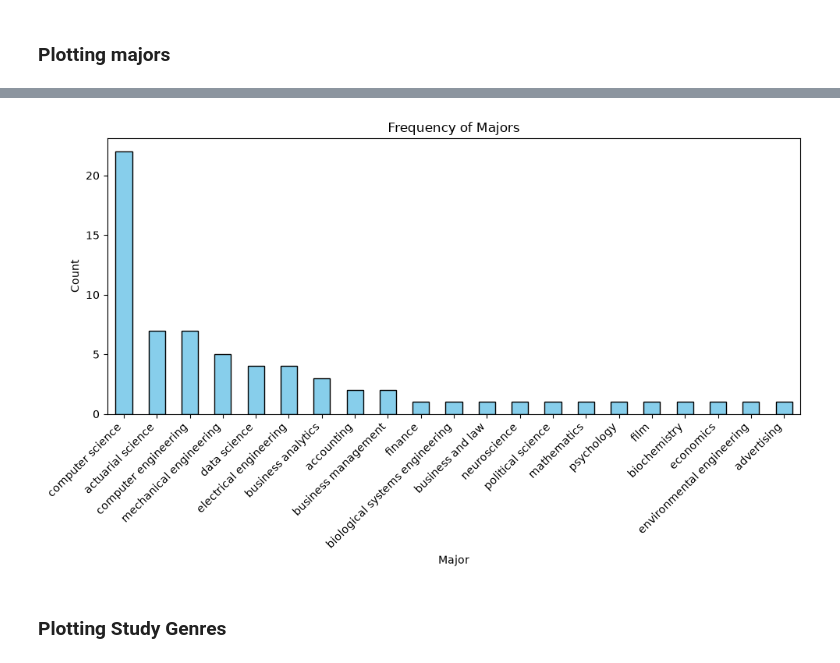
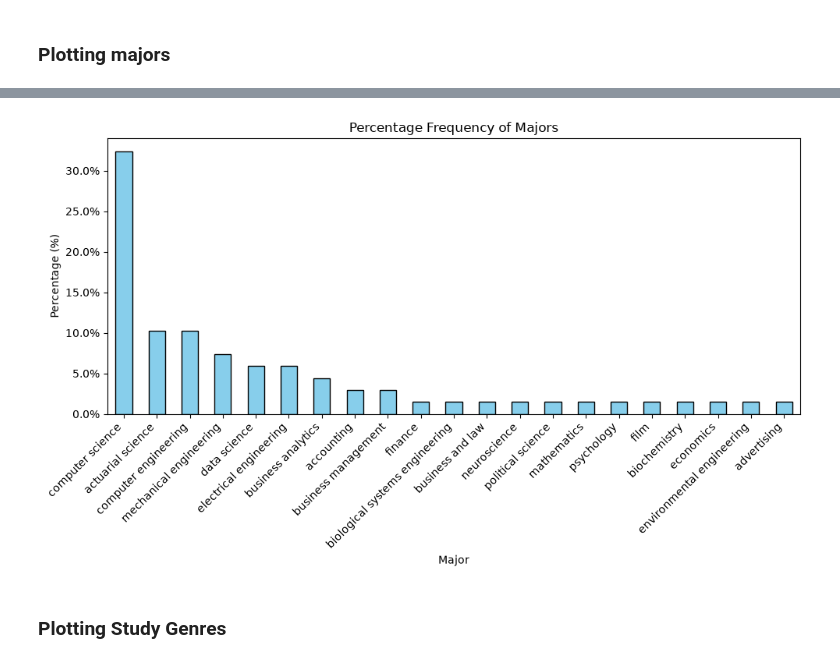
Before and after one commit to jobid0212/stats-project, a Jupyter notebook: music_study_prediction.ipynb, the cells around one changed output, grey strips where cells are left out. Cells and saved outputs as stored; diff of their text form; code cells hidden in the pictures.

Commit message:
Update Major Frequency Visualization
Wanted it in percentage instead of count frequency.

```diff
--- a/music_study_prediction.ipynb
+++ b/music_study_prediction.ipynb
@@ -278,15 +301,24 @@ dtype: object
 # %%
 # Count frequencies and plot
-df['major'].value_counts().plot(kind='bar', figsize=(10, 6), color='skyblue', edgecolor='black')
+ax = (df['major'].value_counts(normalize=True) * 100).plot(
+    kind='bar',
+    figsize=(10, 6),
+    color='skyblue',
+    edgecolor='black'
+)
 
-plt.title('Frequency of Majors')
+plt.title('Percentage Frequency of Majors')
 plt.xlabel('Major')
-plt.ylabel('Count')
+plt.ylabel('Percentage (%)')
 plt.xticks(rotation=45, ha='right')  # Rotates labels so they don't overlap
+
+# Format y-axis tick labels with a '%' sign
+ax.yaxis.set_major_formatter(mtick.PercentFormatter())
+
 plt.tight_layout()
 plt.show()
 # %% [output]
-[figure, old version]
+[figure, new version]
 # %% [markdown]
 ### Plotting Study Genres
 # %%
```
Also changed, not shown: parts of 5 cells of this notebook.
